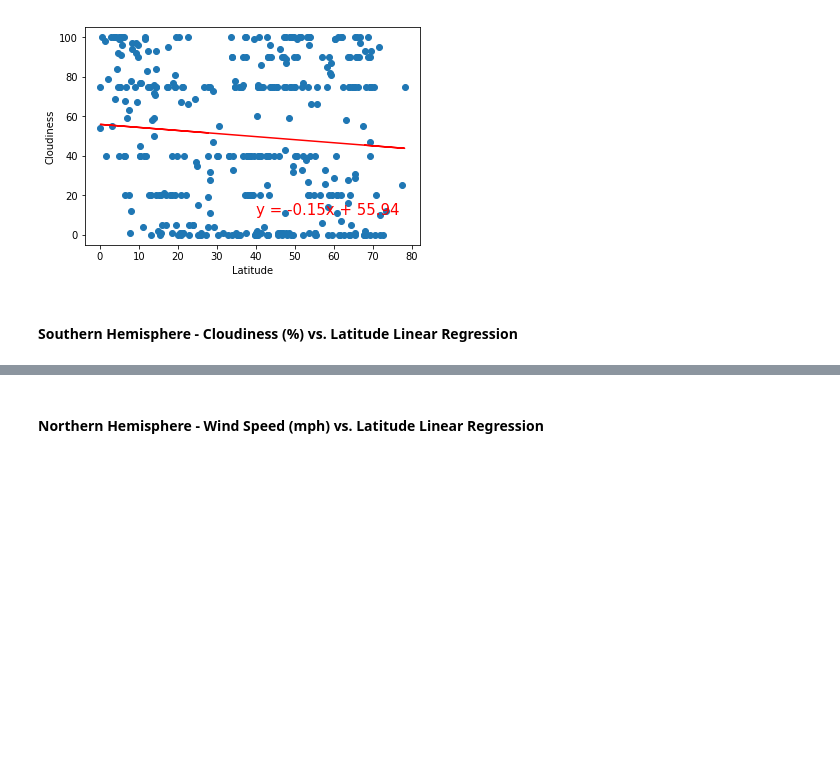
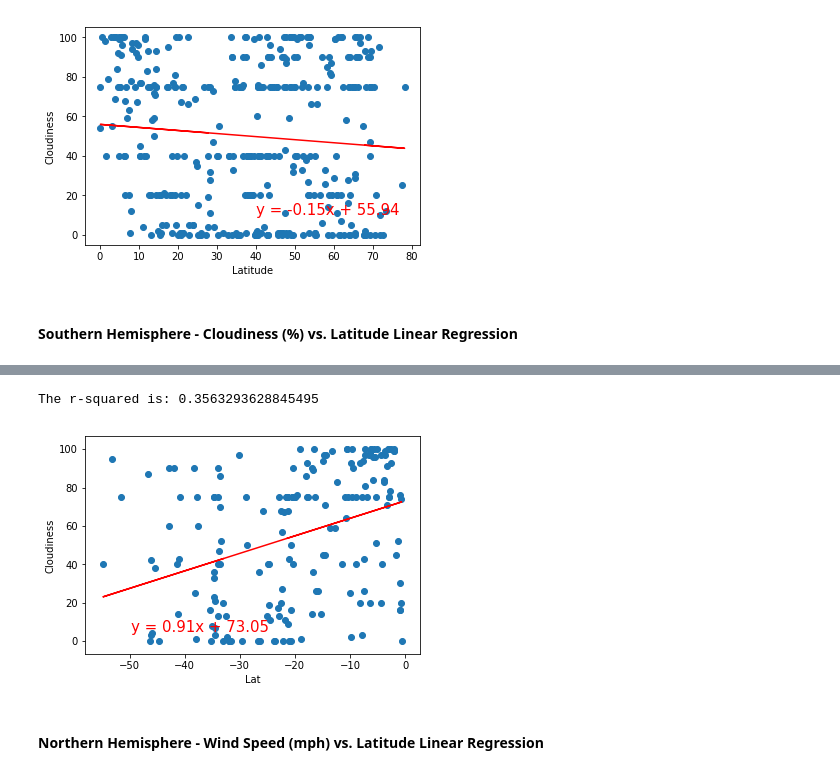
Before and after one commit to etumi/python-api-challenge, a Jupyter notebook: WeatherPy/WeatherPy.ipynb, the cells around one changed output, grey strips where cells are left out. Cells and saved outputs as stored; diff of their text form; code cells hidden in the pictures; blank space fills up the shorter version.

```diff
--- a/WeatherPy/WeatherPy.ipynb
+++ b/WeatherPy/WeatherPy.ipynb
@@ -360,2 +359,7 @@ The r-squared is: 0.21881426893991618
+# %%
+do_regression2(southern_df,'Lat','Cloudiness')
+# %% [output]
+The r-squared is: 0.3563293628845495
+[figure, added]
 # %% [markdown]
 ####  Northern Hemisphere - Wind Speed (mph) vs. Latitude Linear Regression
```
Also changed, not shown: parts of 8 cells of this notebook.
